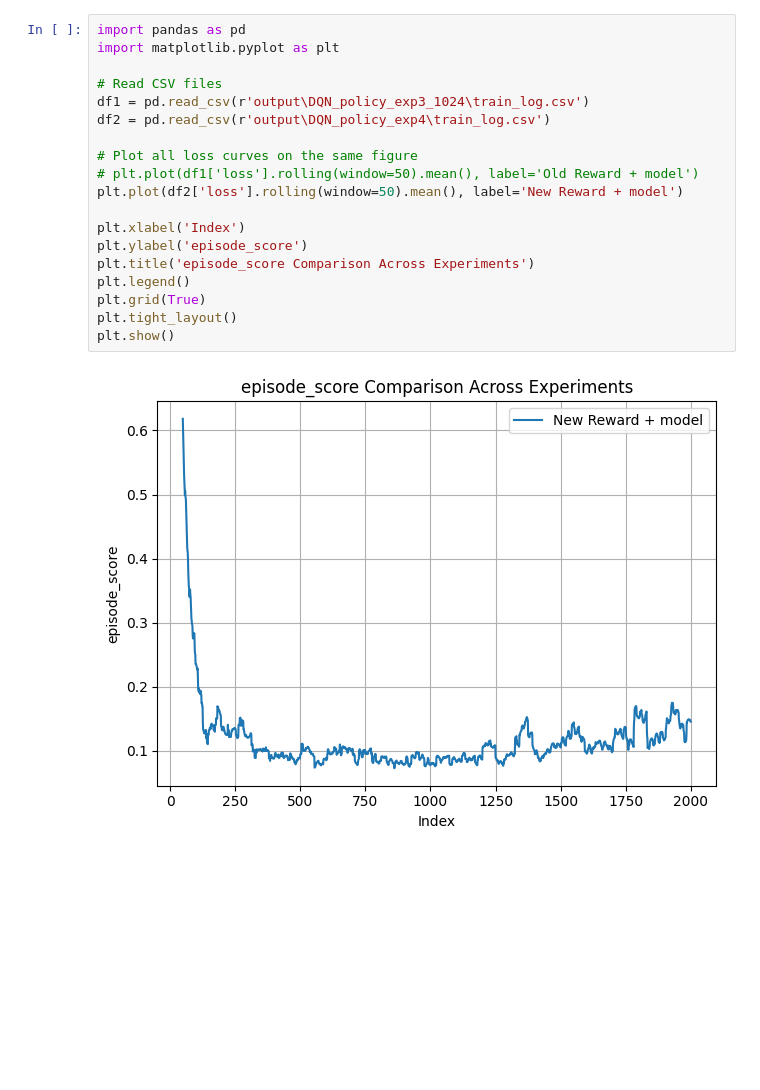
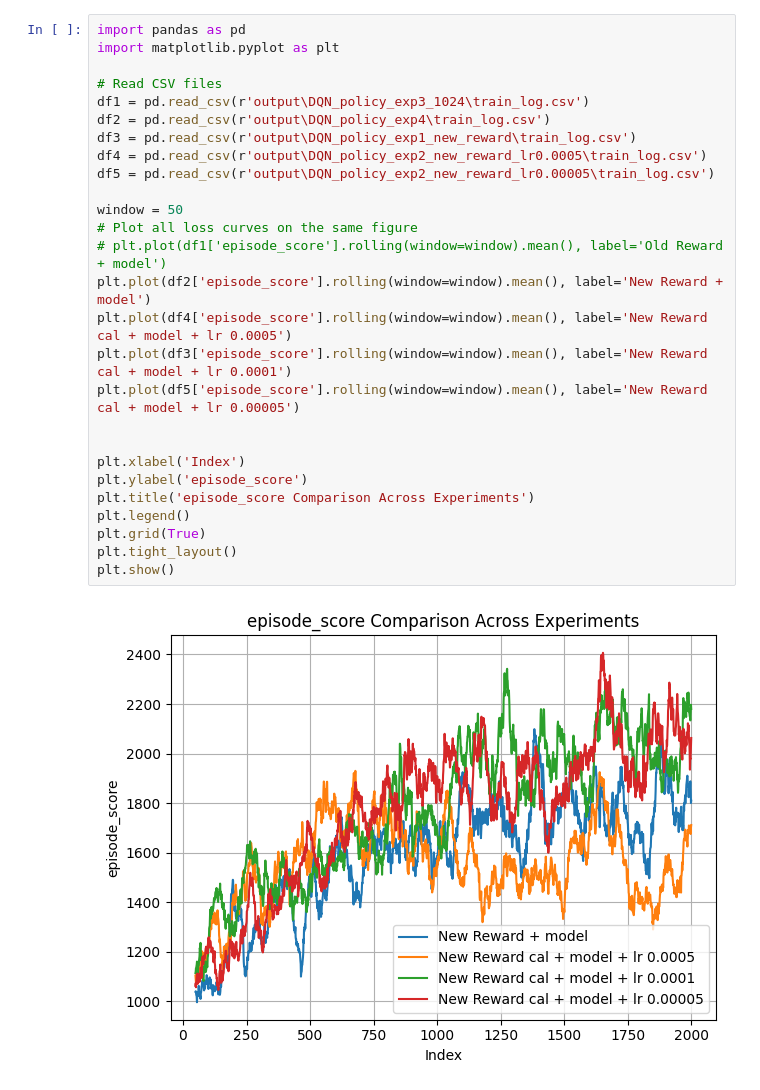
Before and after one commit to HBBEEP/DRL_FinalProject, a Jupyter notebook: plot.ipynb, the cells around one changed output. Cells and saved outputs as stored; diff of their text form; blank space fills up the shorter version.

Commit message:
New Reward calculation term & network

```diff
--- a/plot.ipynb
+++ b/plot.ipynb
@@ -1,21 +1,29 @@
 # %%
 import pandas as pd
 import matplotlib.pyplot as plt
 
 # Read CSV files
 df1 = pd.read_csv(r'output\DQN_policy_exp3_1024\train_log.csv')
 df2 = pd.read_csv(r'output\DQN_policy_exp4\train_log.csv')
+df3 = pd.read_csv(r'output\DQN_policy_exp1_new_reward\train_log.csv')
+df4 = pd.read_csv(r'output\DQN_policy_exp2_new_reward_lr0.0005\train_log.csv')
+df5 = pd.read_csv(r'output\DQN_policy_exp2_new_reward_lr0.00005\train_log.csv')
 
+window = 50
 # Plot all loss curves on the same figure
-# plt.plot(df1['loss'].rolling(window=50).mean(), label='Old Reward + model')
-plt.plot(df2['loss'].rolling(window=50).mean(), label='New Reward + model')
+# plt.plot(df1['episode_score'].rolling(window=window).mean(), label='Old Reward + model')
+plt.plot(df2['episode_score'].rolling(window=window).mean(), label='New Reward + model')
+plt.plot(df4['episode_score'].rolling(window=window).mean(), label='New Reward cal + model + lr 0.0005')
+plt.plot(df3['episode_score'].rolling(window=window).mean(), label='New Reward cal + model + lr 0.0001')
+plt.plot(df5['episode_score'].rolling(window=window).mean(), label='New Reward cal + model + lr 0.00005')
+
 
 plt.xlabel('Index')
 plt.ylabel('episode_score')
 plt.title('episode_score Comparison Across Experiments')
 plt.legend()
 plt.grid(True)
 plt.tight_layout()
 plt.show()
 # %% [output]
-[figure, old version]
+[figure, new version]
```
Also changed, not shown: parts of 3 cells of this notebook, 5 other files.
